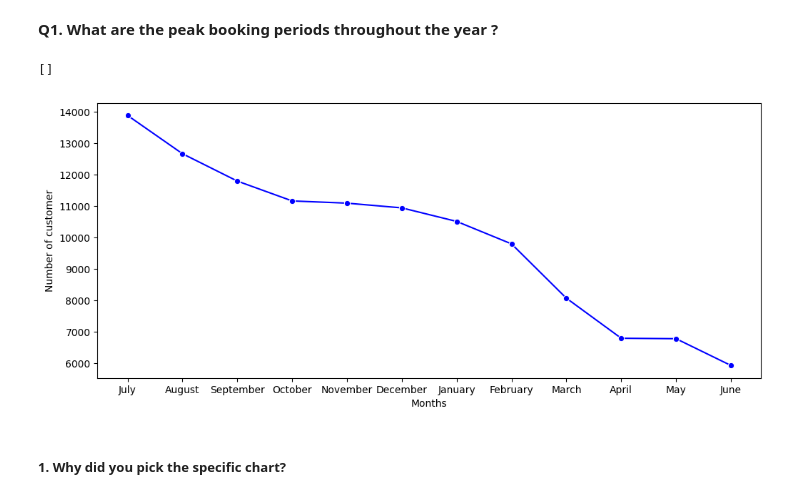
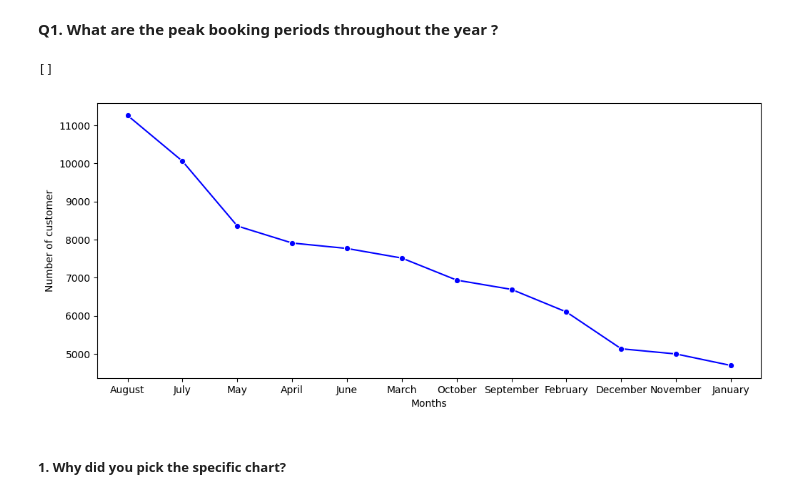
Before and after one commit to aayush-sharmaa/Hotel-Booking-Analysis, a Jupyter notebook: Hotel_Booking_Analysis.ipynb, the cells around one changed output. Drawn from its saved outputs; the diff is of its cells as text; code cells hidden in the pictures.

```diff
--- a/Hotel_Booking_Analysis.ipynb
+++ b/Hotel_Booking_Analysis.ipynb
@@ -474,7 +473,7 @@ memory usage: 3.4+ MB
 df = df.astype({'children':'int64'})
 # change the data type of the columns children, agent, company from float to int
 # %%
-df['total_days'] = df['stays_in_weekend_nights'] + df['stays_in_weekend_nights']
+df['total_days'] = df['stays_in_weekend_nights'] + df['stays_in_week_nights']
 # make a column of total days which is the sum of stay in weekend nights and stays in weekend nights
 # %%
 df['total_people'] = df['adults']+ df['children']+ df['babies']
@@ -509,14 +508,15 @@ df.head()
 **Q1. What are the peak booking periods throughout the year ?**
 # %%
 # Chart - 1 visualization code
+cust = df.groupby('arrival_date_month').count()['is_canceled'].sort_values(ascending = False).reset_index()
 plt.figure(figsize = (12,5))
-sns.lineplot(x = df['arrival_date_month'].unique(),y = df['arrival_date_month'].value_counts(), marker='o', color='blue')
+sns.lineplot(data = cust,x = 'arrival_date_month',y = cust['is_canceled'].sort_values(ascending = False), marker='o', color='blue')
 plt.xlabel('Months')
 plt.ylabel('Number of customer')
 plt.plot()
 # %% [output]
 []
-[figure, old version]
+[figure, new version]
 # %% [markdown]
 ##### 1. Why did you pick the specific chart?
 # %% [markdown]
```
Also changed, not shown: parts of 30 cells of this notebook.
